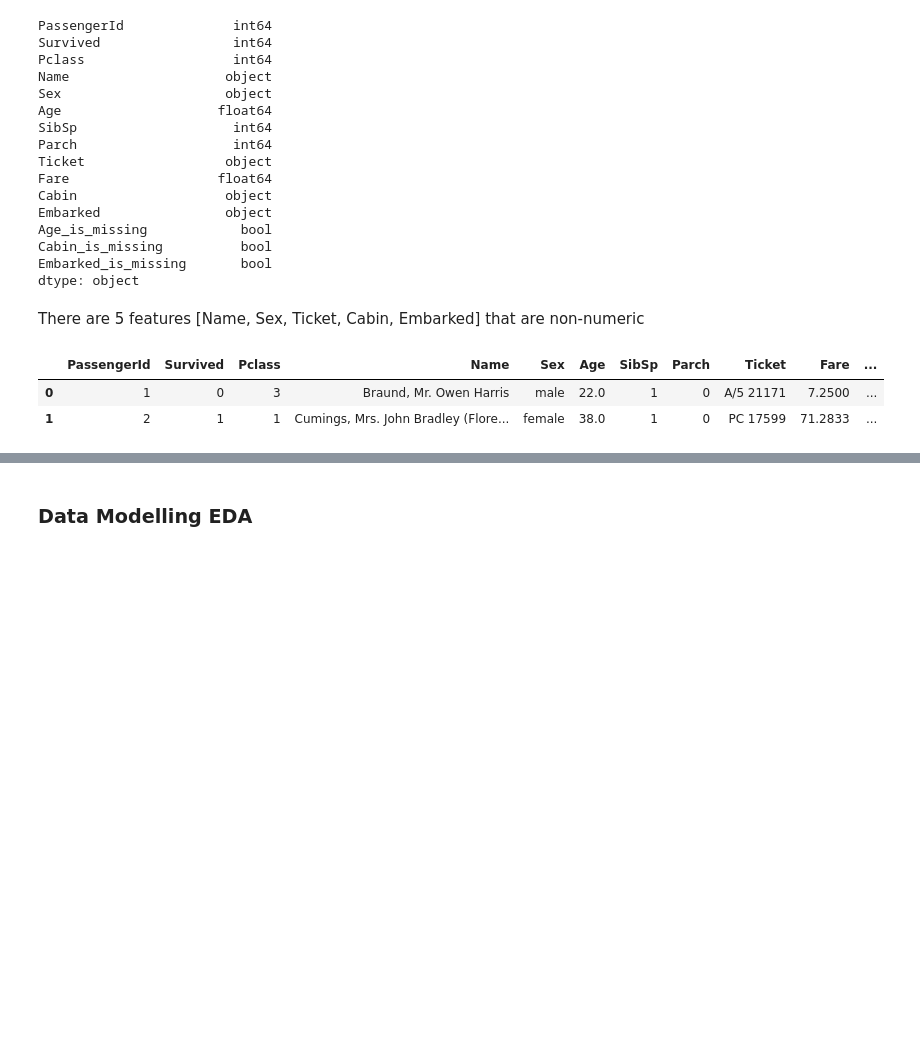
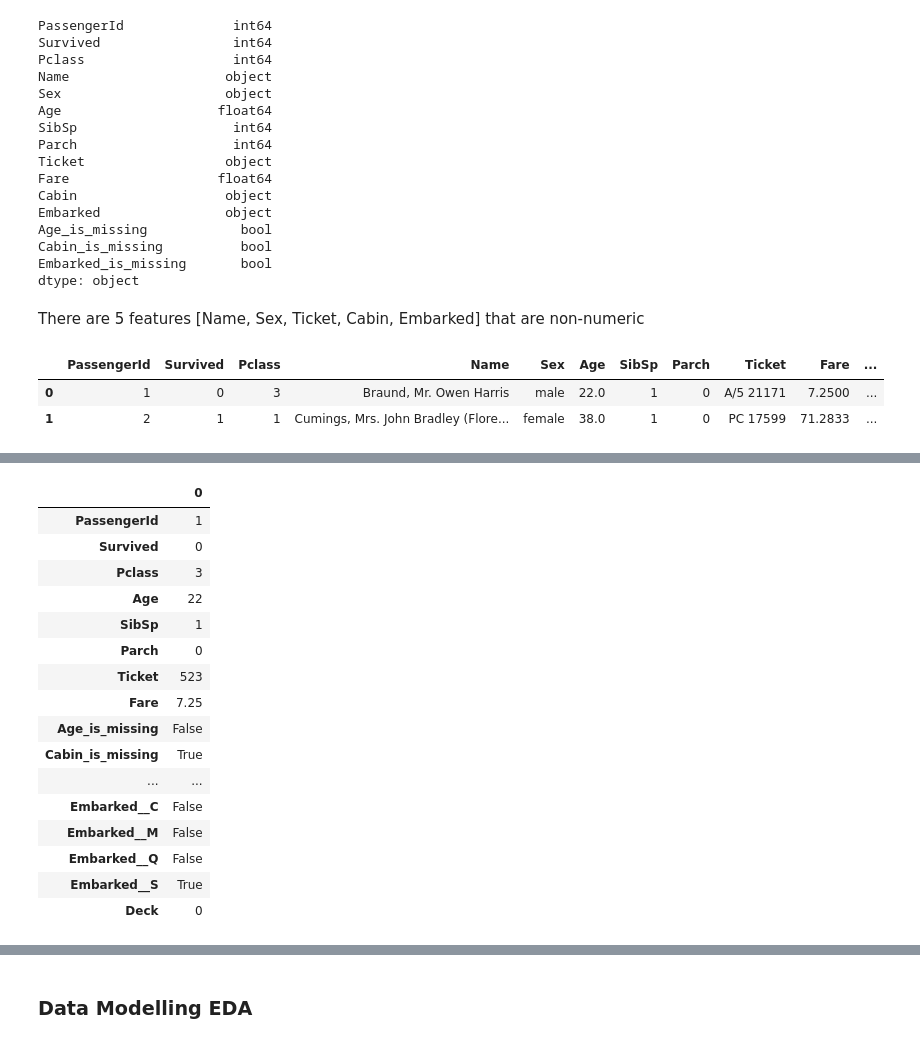
Before and after one commit to PrinssAlex/Predictive-Model-Titanic-Survival, a Jupyter notebook: workspace.ipynb, the cells around one changed output, grey strips where cells are left out. Drawn from its saved outputs; the diff is of its cells as text; code cells hidden in the pictures; blank space fills up the shorter version.

```diff
--- a/workspace.ipynb
+++ b/workspace.ipynb
@@ -352,0 +541,27 @@ df_mod.head(2)
+# %%
+# convert to categorical data and order
+df_mod.Ticket = df_mod['Ticket'].astype('category').cat.as_ordered()
+
+# convert to numerical
+df_mod.Ticket = df_mod['Ticket'].cat.codes
+# %%
+# confirm result
+df_mod.head(1).T
+# %% [output]
+|  | 0 |
+| PassengerId | 1 |
+| Survived | 0 |
+| Pclass | 3 |
+| Age | 22 |
+| SibSp | 1 |
+| Parch | 0 |
+| Ticket | 523 |
+| Fare | 7.25 |
+| Age_is_missing | False |
+| Cabin_is_missing | True |
+| ... | ... |
+| Embarked__C | False |
+| Embarked__M | False |
+| Embarked__Q | False |
+| Embarked__S | True |
+| Deck | 0 |
```
Also changed, not shown: parts of 39 cells of this notebook.
